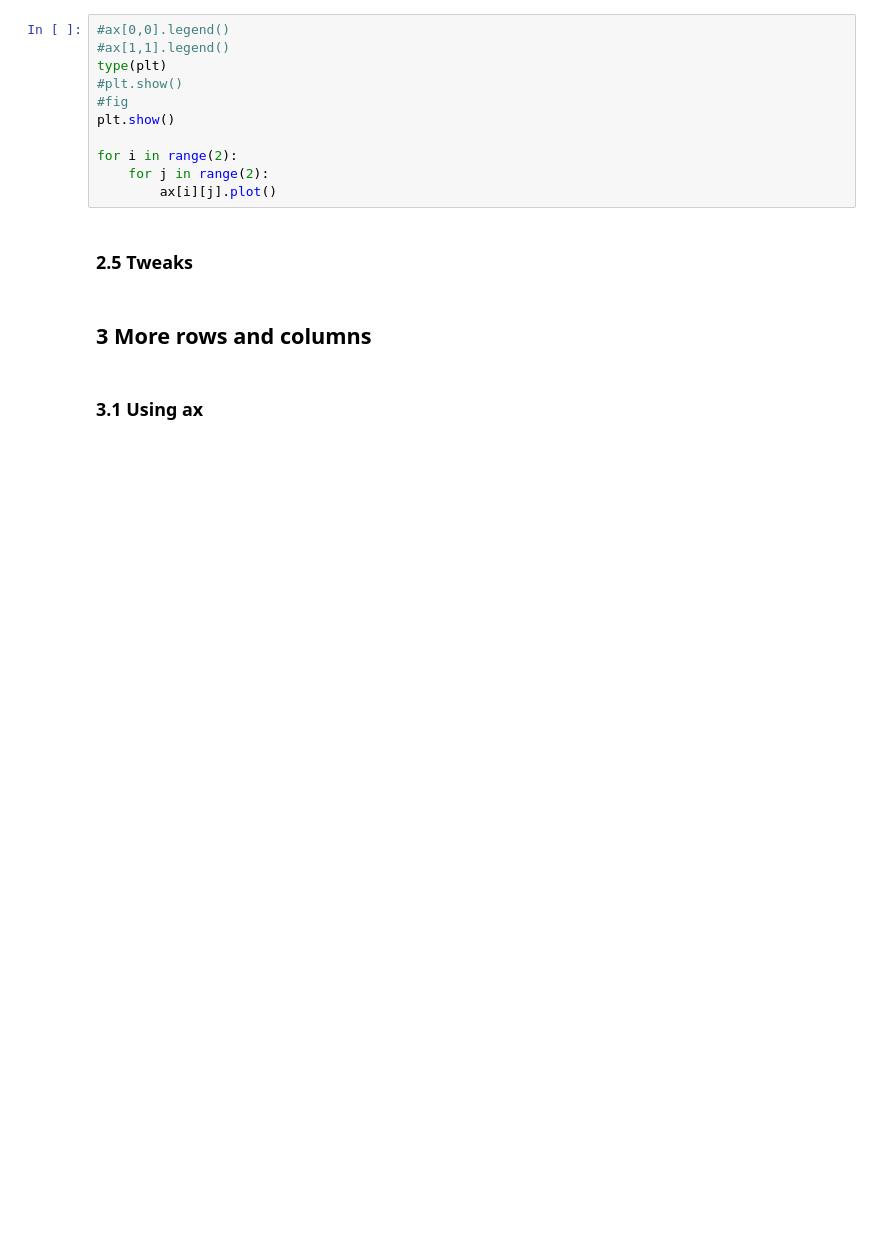
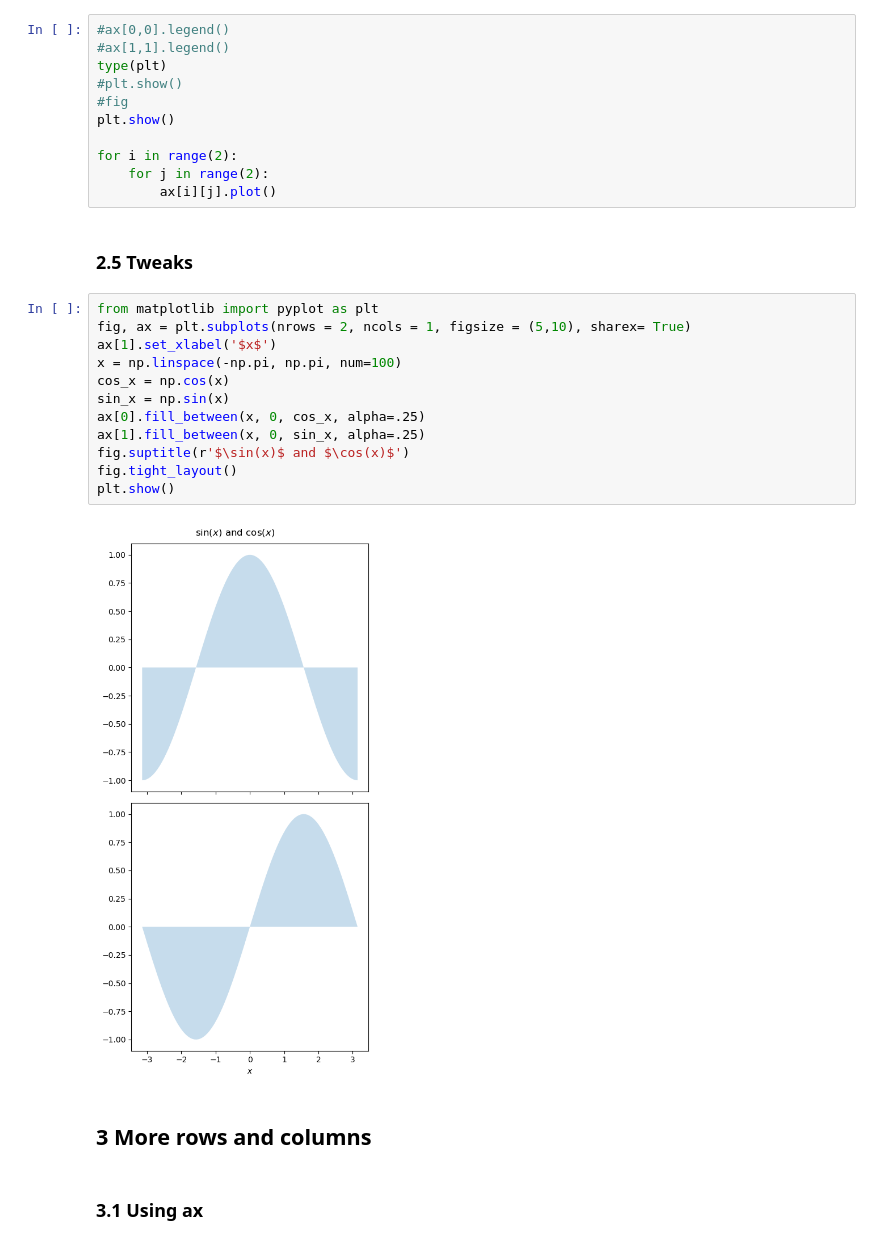
Before and after one commit to SPS-SP2273/learning-portfolio-yugan01, a Jupyter notebook: plotting/plotting_(good).ipynb, the cells around one changed output. Drawn from its saved outputs; the diff is of its cells as text; blank space fills up the shorter version.

```diff
--- a/plotting/plotting_(good).ipynb
+++ b/plotting/plotting_(good).ipynb
@@ -94,6 +94,20 @@ for i in range(2):
         ax[i][j].plot()
 # %% [markdown]
 ### 2.5 Tweaks
+# %%
+from matplotlib import pyplot as plt
+fig, ax = plt.subplots(nrows = 2, ncols = 1, figsize = (5,10), sharex= True)
+ax[1].set_xlabel('$x$')
+x = np.linspace(-np.pi, np.pi, num=100)
+cos_x = np.cos(x)
+sin_x = np.sin(x)
+ax[0].fill_between(x, 0, cos_x, alpha=.25)
+ax[1].fill_between(x, 0, sin_x, alpha=.25)
+fig.suptitle(r'$\sin(x)$ and $\cos(x)$')
+fig.tight_layout()
+plt.show()
+# %% [output]
+[figure, added]
 # %% [markdown]
 ## 3 More rows and columns
 # %% [markdown]
```
